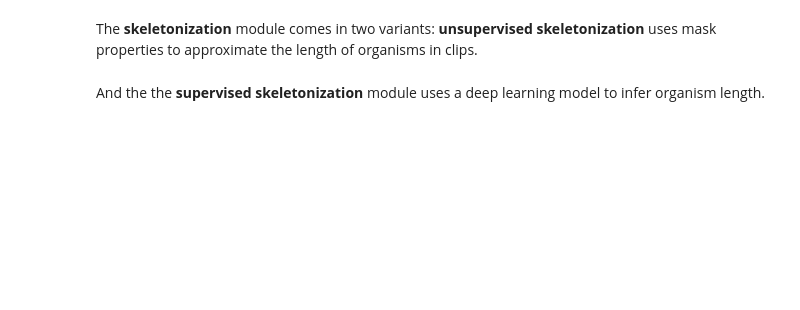
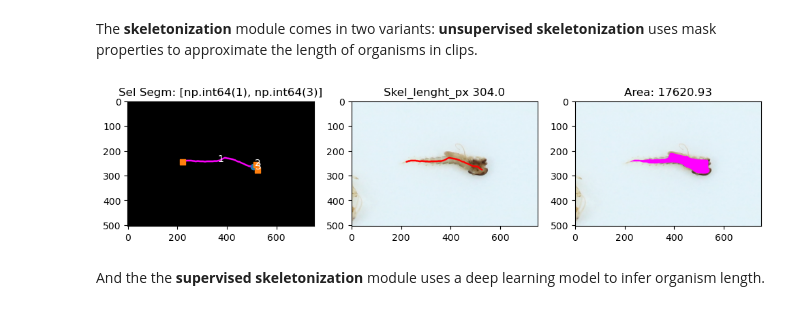
Before and after one commit to lpego/mzb-suite, a Jupyter notebook: notebooks/demo.ipynb, the cells around one changed output. Cells and saved outputs as stored; diff of their text form; code cells hidden in the pictures; blank space fills up the shorter version.

```diff
--- a/notebooks/demo.ipynb
+++ b/notebooks/demo.ipynb
@@ -67,25 +74,27 @@ The **skeletonization** module comes in two variants: **unsupervised skeletoniza
 # %%
 ### SKELETONIZATION UNSUPERVISED ###
 
 arguments = {
     "input_dir": ROOT_DIR / "data/mzb_example_data/derived/blobs/",
     "output_dir": ROOT_DIR / "results/mzb_example/skeletons/unsupervised_skeletons/",
     "save_masks": ROOT_DIR / "data/mzb_example_data/derived/skeletons/unsupervised_skeletons/",
     "config_file": ROOT_DIR / "configs/mzb_example_config.yaml",
-    "list_of_file": None,
+    "list_of_files": None,
     "verbose": False
 }
 
 with open(str(arguments["config_file"]), "r") as f:
     cfg = yaml.load(f, Loader=yaml.FullLoader)
 cfg["trcl_gpu_ids"] = None   # not GPU-dependent
 
 args = cfg_to_arguments(arguments)
 cfg = cfg_to_arguments(cfg)
 
 from scripts.skeletonization.main_unsupervised_skeleton_estimation import main as skeletonization_unsupervised
 
 skeletonization_unsupervised(args, cfg)
+# %% [output]
+[figure, added]
 # %% [markdown]
 And the the **supervised skeletonization** module uses a deep learning model to infer organism length.
 # %%
```
Also changed, not shown: parts of 3 cells of this notebook.
